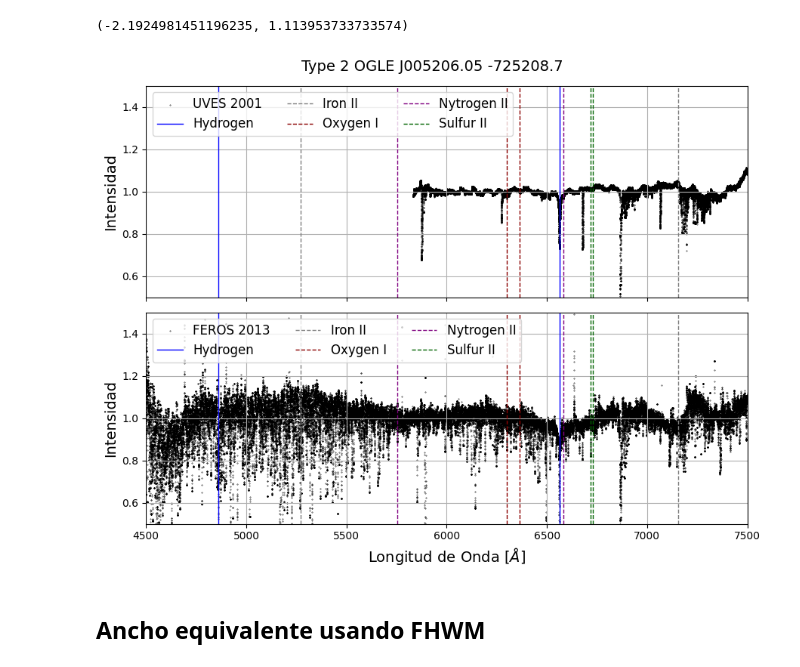
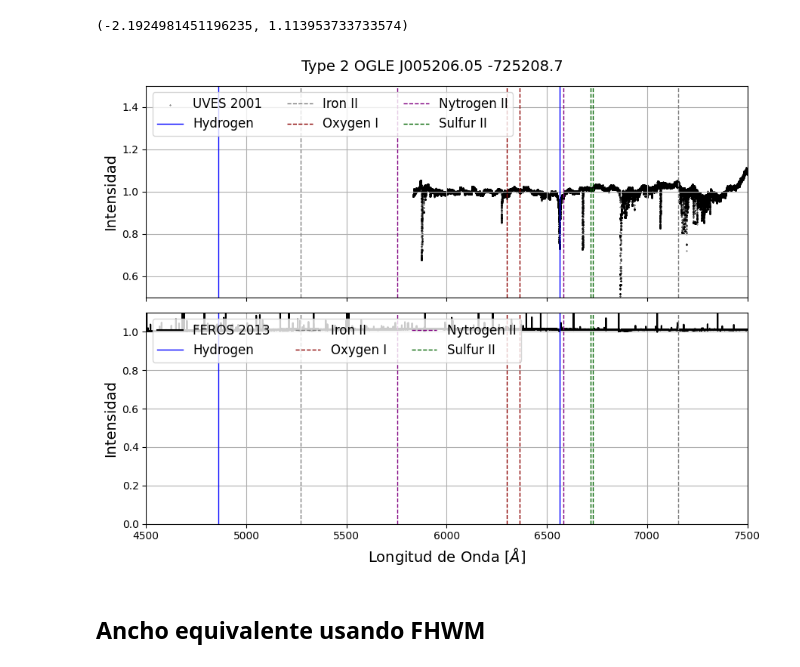
Before and after one commit to lsperezm/Red_Be_Stars, a Jupyter notebook: Code/B081.ipynb, the cells around one changed output. Saved outputs shown, nothing was run; the diff lists cells and outputs as text; code cells hidden in the pictures.

```diff
--- a/Code/B081.ipynb
+++ b/Code/B081.ipynb
@@ -82,7 +68,7 @@ fig, axs = plt.subplots(2, 1, sharex=True, figsize=(9, 7))  # 5 rows, 1 column
 
 # Plot each light curve
 axs[0].scatter(lam1-3.6,xd1_filt/modelo1(lam1),s=0.1, color='black', label='UVES 2001')
-axs[1].scatter(lam2-3.3,xd2_filt/modelo2(lam2), s=0.1, color='black',label='FEROS 2013')
+axs[1].plot(lam2-3.3,xd2_filt/modelo2(lam2), color='black',label='FEROS 2013')
 #axs[2].scatter(lam3-3.6,xd3_filt/modelo3(lam3), s=0.1, color='black',label='FEROS Julio 2016')
 
 
@@ -91,7 +77,6 @@ axs[1].scatter(lam2-3.3,xd2_filt/modelo2(lam2), s=0.1, color='black',label='FERO
 for ax in axs:
     ax.set_ylabel('Amplitud',fontsize=14)
     ax.axvline(x=6562.8, color='blue', linestyle='--', linewidth=1,label=r'H-$\alpha$')
-    ax.axvline(x=6634.3, color='red', linestyle='--', linewidth=1)
     ax.axvline(x=4861.3, color='blue', linestyle='--', linewidth=1)
 
 
@@ -200,42 +185,42 @@ fig, axs = plt.subplots(2, 1, sharex=True, figsize=(9, 7))  # 5 rows, 1 column
 
 # Plot each light curve
 axs[0].scatter(lam1-3.6,xd1_filt/modelo1(lam1),s=0.1, color='black', label='UVES 2001')
-axs[1].scatter(lam2-3.6,xd2_filt/modelo2(lam2), s=0.1, color='black',label='FEROS 2013')
+axs[1].plot(data2['WAVE'][0]-3.6,data2['FLUX'][0]*10+1, color='black',label='FEROS 2013')
 #axs[2].scatter(lam3-3.6,xd3_filt/modelo3(lam3), s=0.1, color='black',label='FEROS Julio 2016')
 
 
 
 # Labels
 for ax in axs:
     ax.set_ylabel('Intensidad',fontsize=14)
     ax.axvline(x=6562.8, color='blue', linestyle='-', linewidth=1,label=r'Hydrogen')
     ax.axvline(x=4861.3, color='blue', linestyle='-', linewidth=1)
     ax.axvline(x=7155, color='gray', linestyle='--', linewidth=1,label=r'Iron II')
     ax.axvline(x=4244, color='gray', linestyle='--', linewidth=1)
     ax.axvline(x=4287, color='gray', linestyle='--', linewidth=1)
     ax.axvline(x=4415, color='gray', linestyle='--', linewidth=1)
     ax.axvline(x=5273, color='gray', linestyle='--', linewidth=1)
     ax.axvline(x=6300, color='darkred', linestyle='--', linewidth=1,label=r'Oxygen I')
     ax.axvline(x=6363, color='darkred', linestyle='--', linewidth=1)
     ax.axvline(x=5755, color='purple', linestyle='--', linewidth=1,label=r'Nytrogen II')
     ax.axvline(x=6584, color='purple', linestyle='--', linewidth=1)
     ax.axvline(x=4068, color='darkgreen', linestyle='--', linewidth=1,label=r'Sulfur II')
     ax.axvline(x=6717, color='darkgreen', linestyle='--', linewidth=1)
     ax.axvline(x=6730, color='darkgreen', linestyle='--', linewidth=1)
     ax.legend(loc='upper left', fontsize=12,ncol=3)
     ax.grid(True)
 axs[-1].set_xlabel(r'Longitud de Onda [$\AA$]',fontsize=14)
 axs[-1].set_xlim(4500, 7500)
 axs[0].set_ylim(0.5, 1.5)
-axs[1].set_ylim(0.5, 1.5)
+axs[1].set_ylim(0., 1.1)
 #axs[2].set_ylim(0, 120)
 
 fig.suptitle('Type 2 OGLE J005206.05 -725208.7',fontsize=14)
 plt.tight_layout()
 plt.savefig('B081_full')
 plt.show()
 # %% [output]
-[figure, old version]
+[figure, new version]
 # %% [markdown]
 ## Ancho equivalente usando FHWM
 # %%
```
Also changed, not shown: parts of 4 cells of this notebook, 17 other files.
